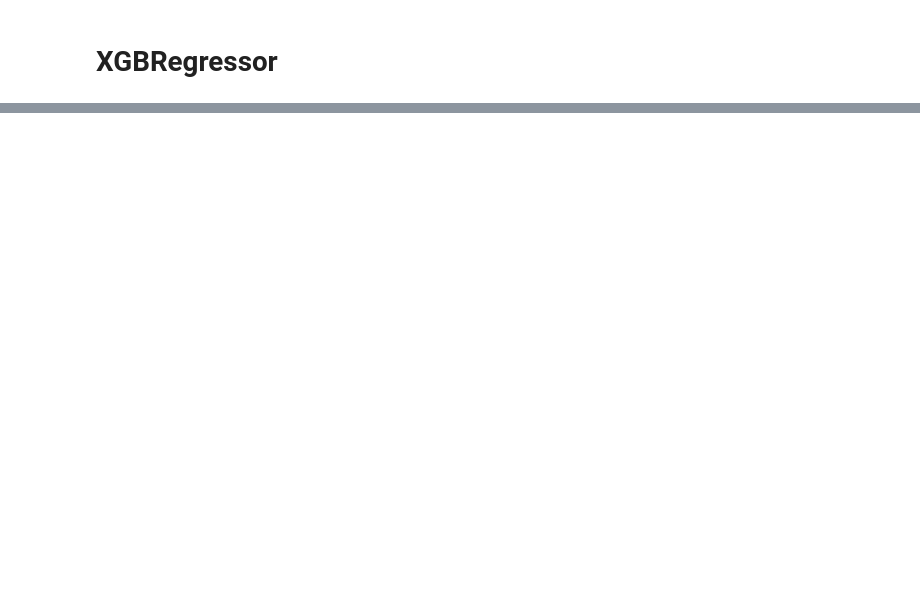
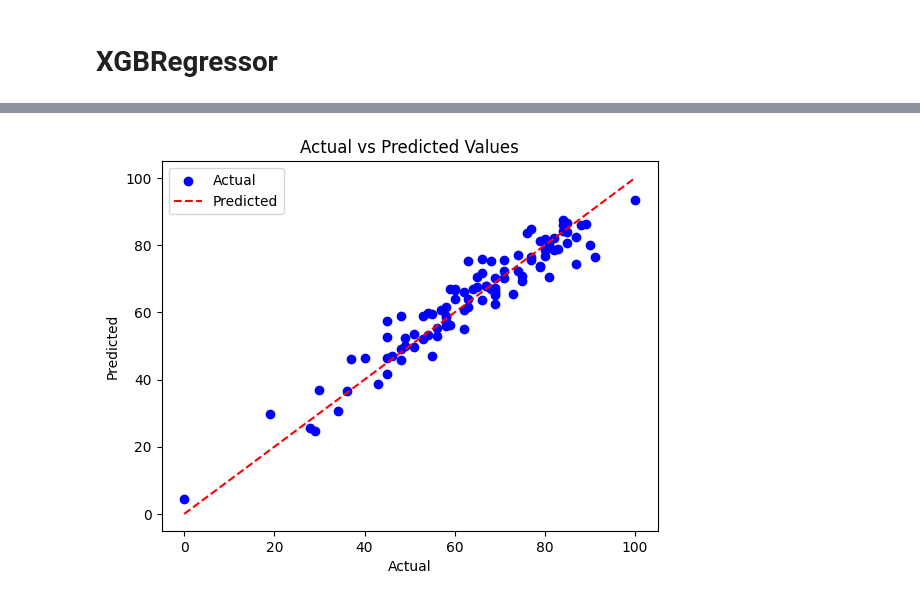
Before and after one commit to HRKhan-DS/test-preparation-predict, a Jupyter notebook: notebook/model_train.ipynb, the cells around one changed output, grey strips where cells are left out. Drawn from its saved outputs; the diff is of its cells as text; code cells hidden in the pictures; blank space fills up the shorter version.

```diff
--- a/notebook/model_train.ipynb
+++ b/notebook/model_train.ipynb
@@ -44,19 +44,19 @@ Index(['gender', 'race_ethnicity', 'parental_level_of_education', 'lunch',
       dtype='object')
 # %%
 from sklearn.compose import ColumnTransformer
-from sklearn.preprocessing import StandardScaler, OneHotEncoder, OrdinalEncoder
+from sklearn.preprocessing import StandardScaler, OneHotEncoder, OrdinalEncoder,MinMaxScaler
 
 # Define transformers for numeric and categorical columns
 numeric_features = ['reading_score', 'writing_score']
-cat_one_features = ['gender','test_preparation_course']
-cat_label_features = ['race_ethnicity', 'parental_level_of_education', 'lunch']
+cat_one_features = ['gender','race_ethnicity', 'parental_level_of_education', 'lunch','test_preparation_course']
+#cat_label_features = ['race_ethnicity', 'parental_level_of_education', 'lunch','test_preparation_course']
 
 # Combine transformers for numeric and categorical features using ColumnTransformer
 preprocessor = ColumnTransformer(
     transformers=[
         ('num', StandardScaler(), numeric_features),
         ('one', OneHotEncoder(), cat_one_features),
-        ('ord', OrdinalEncoder(), cat_label_features),
+        #('ord', OrdinalEncoder(), cat_label_features),
     ],
     remainder='passthrough'
 )
@@ -382,7 +374,7 @@ from sklearn.ensemble import GradientBoostingRegressor
 # Create a pipeline with the preprocessor and a GradientBoostingRegressor
 gb_pipeline = Pipeline([
     ('preprocessor', preprocessor),
-    ('regressor', GradientBoostingRegressor())
+    ('regressor', GradientBoostingRegressor(max_depth=3, n_estimators=100))
 ])
 
 # Fit the pipeline on the training data
@@ -490,7 +480,7 @@ from xgboost import XGBRegressor
 
 # Create a pipeline with the preprocessor and an XGBRegressor
 xgb_pipeline = Pipeline(steps=[('preprocessor', preprocessor),
-                                ('regressor', XGBRegressor())])
+                                ('regressor', XGBRegressor(regressor__learning_rate= 0.1, max_depth=3, min_child_weight=1, n_estimators= 100))])
 
 # Fit the pipeline on the training data
 xgb_pipeline.fit(X_train, y_train)
@@ -527,9 +537,0 @@ print(f'Test Set Root Mean Squared Error for XGB: {test_rmse}')
-# %%
-from sklearn.ensemble import GradientBoostingClassifier
-
-gb_pipeline = Pipeline([
-    ('preprocessor', preprocessor),
-    ('classifier', GradientBoostingClassifier())
-])
-
-gb_pipeline.fit(X_train, y_train)
@@ -629,0 +631,19 @@ Test Accuracy: 0.65
+# %%
+# Fit the pipeline on the training data
+lr_pipeline.fit(X_train, y_train)
+
+# Predict values using the trained pipeline
+y_pred = lr_pipeline.predict(X_test)
+
+# Scatter plot with different colors for actual and predicted values
+plt.scatter(y_test, y_pred, color='blue', label='Actual')
+plt.plot([min(y_test), max(y_test)], [min(y_test), max(y_test)], linestyle='--', color='red', label='Predicted')
+
+# Customize plot
+plt.xlabel('Actual')
+plt.ylabel('Predicted')
+plt.title('Actual vs Predicted Values')
+plt.legend()
+plt.show()
+# %% [output]
+[figure, added]
```
Also changed, not shown: parts of 28 cells of this notebook, 4 other files.
